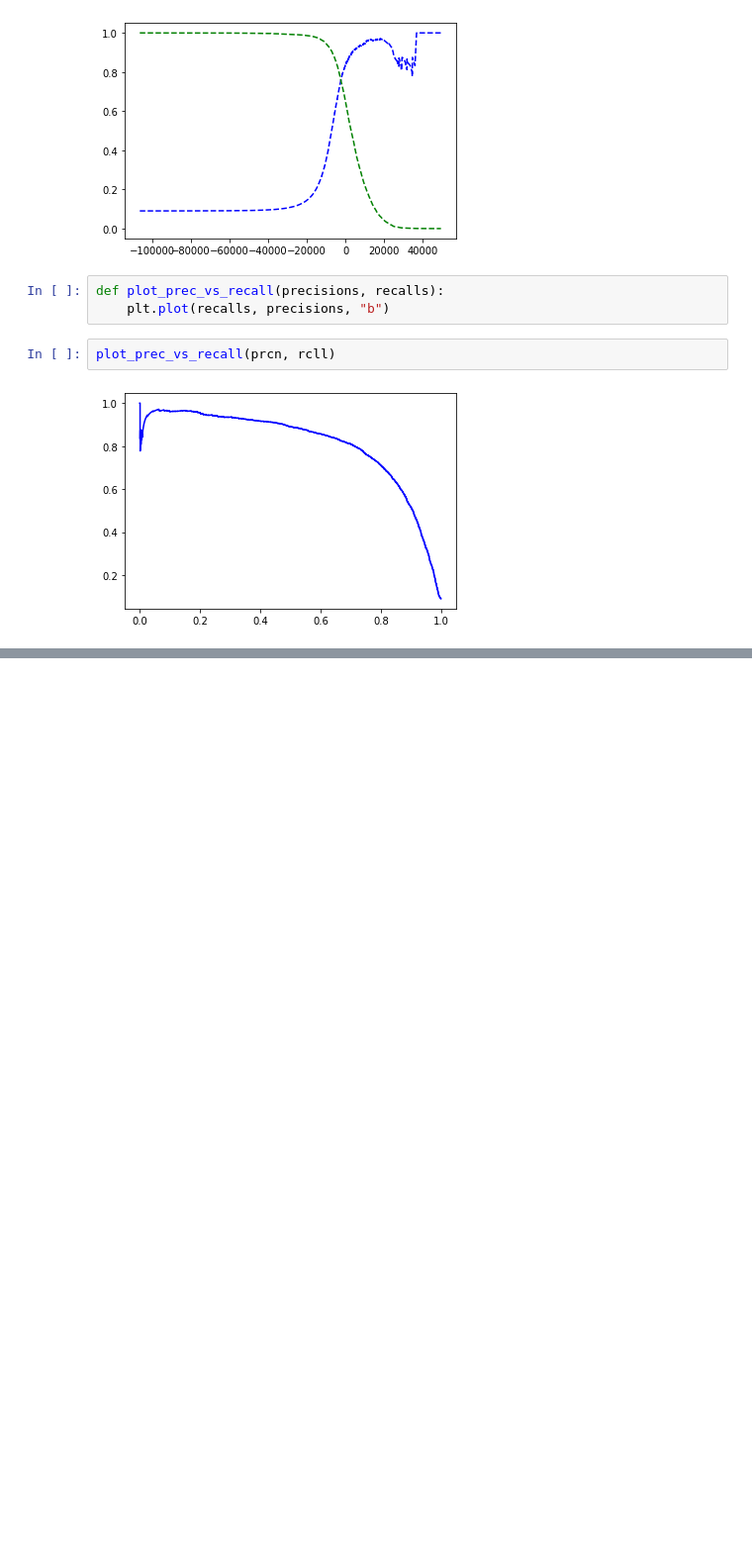
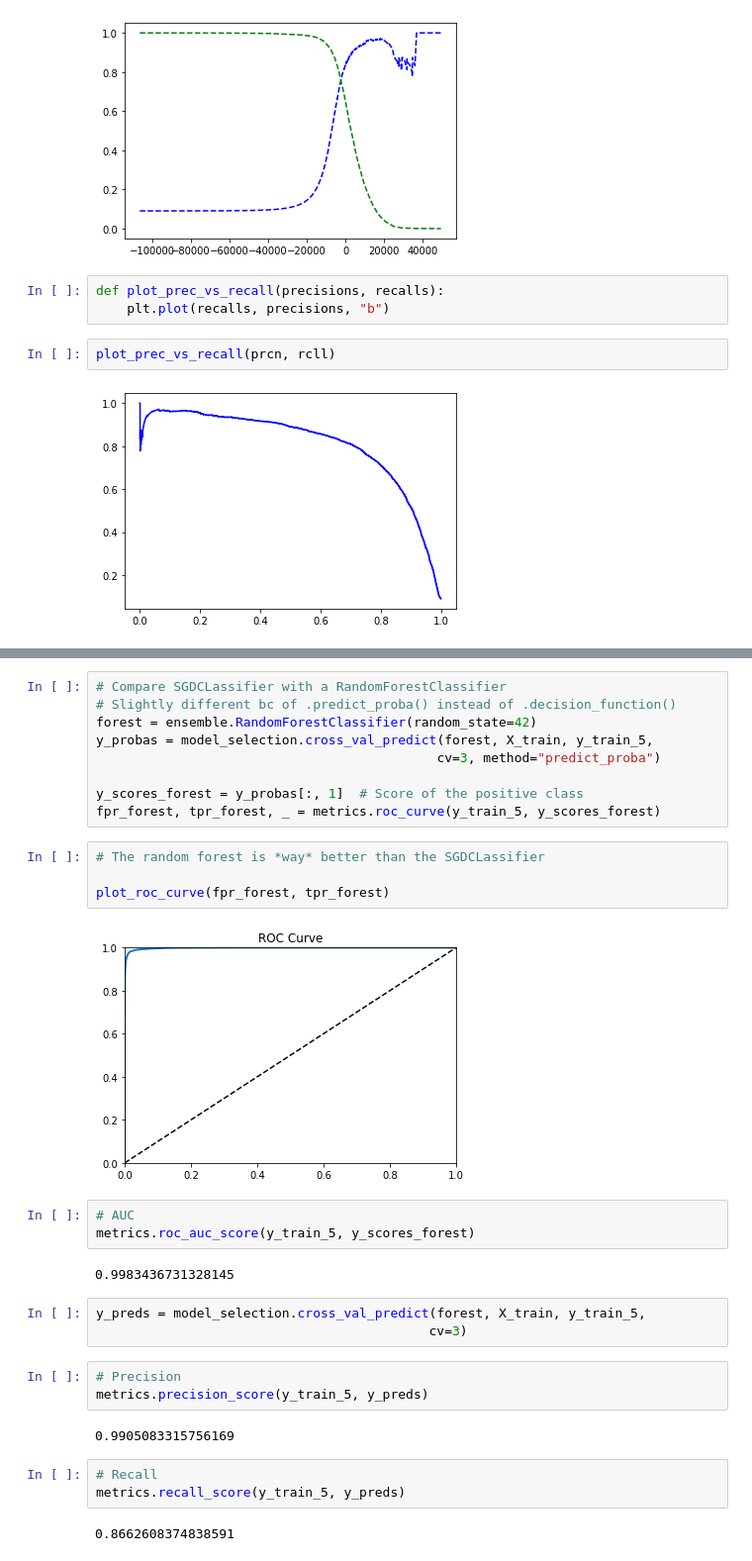
Before and after one commit to dcoxnard/handsonml_notes_solutions, a Jupyter notebook: 02_2_mnist.ipynb, the cells around one changed output, grey strips where cells are left out. Shown: that part at 99% size. Drawn from its saved outputs; the diff is of its cells as text; blank space fills up the shorter version.

```diff
--- a/02_2_mnist.ipynb
+++ b/02_2_mnist.ipynb
@@ -218,0 +252,33 @@ plot_prec_vs_recall(prcn, rcll)
+# %%
+# Compare SGDCLassifier with a RandomForestClassifier
+# Slightly different bc of .predict_proba() instead of .decision_function()
+forest = ensemble.RandomForestClassifier(random_state=42)
+y_probas = model_selection.cross_val_predict(forest, X_train, y_train_5,
+                                            cv=3, method="predict_proba")
+
+y_scores_forest = y_probas[:, 1]  # Score of the positive class
+fpr_forest, tpr_forest, _ = metrics.roc_curve(y_train_5, y_scores_forest)
+# %%
+# The random forest is *way* better than the SGDCLassifier
+
+plot_roc_curve(fpr_forest, tpr_forest)
+# %% [output]
+[figure, added]
+# %%
+# AUC
+metrics.roc_auc_score(y_train_5, y_scores_forest)
+# %% [output]
+0.9983436731328145
+# %%
+y_preds = model_selection.cross_val_predict(forest, X_train, y_train_5,
+                                           cv=3)
+# %%
+# Precision
+metrics.precision_score(y_train_5, y_preds)
+# %% [output]
+0.9905083315756169
+# %%
+# Recall
+metrics.recall_score(y_train_5, y_preds)
+# %% [output]
+0.8662608374838591
```
Also changed, not shown: parts of 27 cells of this notebook, 1 other file.
